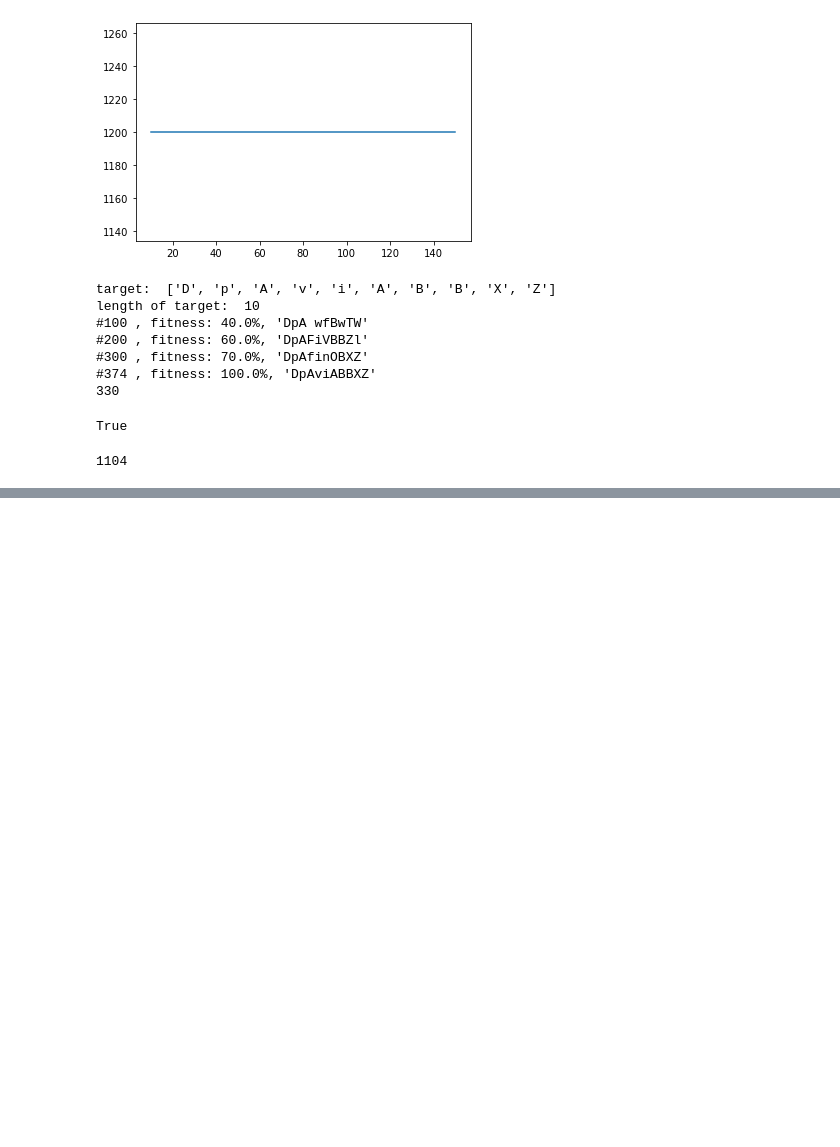
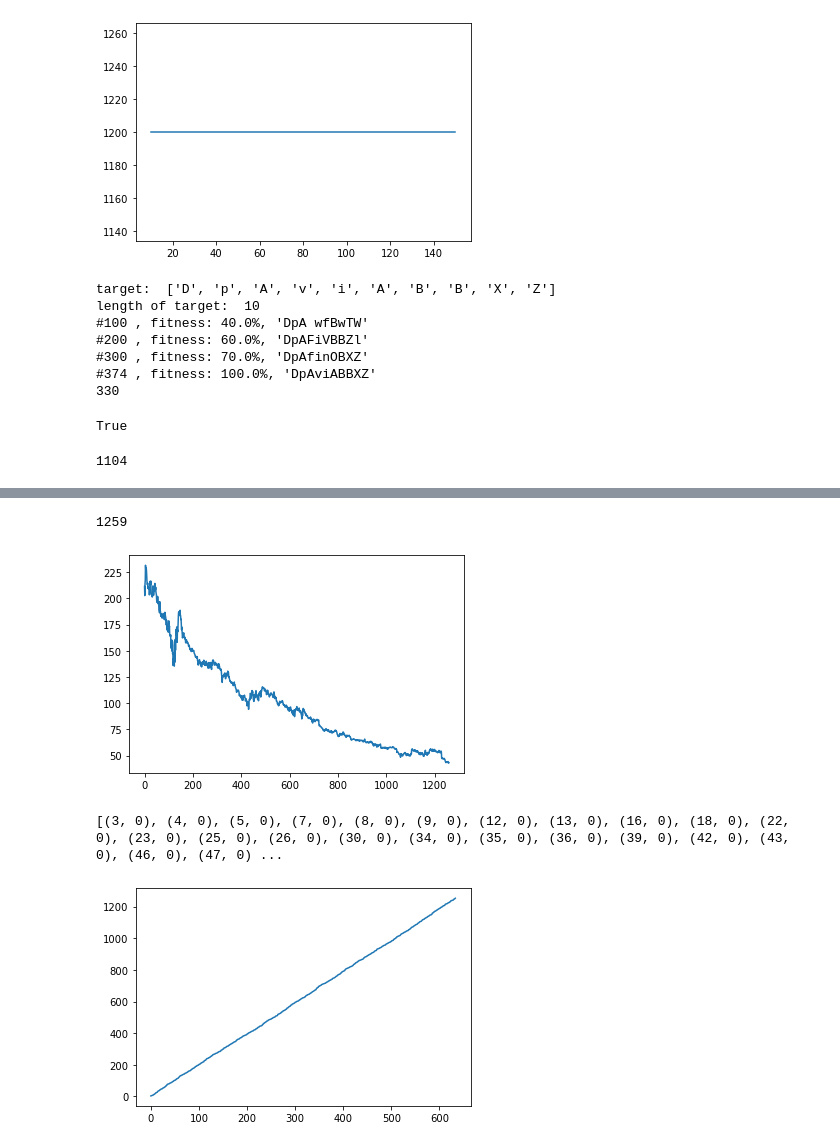
Before and after one commit to Unilmalas/TextAI, a Jupyter notebook: snippets 38.ipynb, the cells around one changed output, grey strips where cells are left out. Cells and saved outputs as stored; diff of their text form; code cells hidden in the pictures; blank space fills up the shorter version.

```diff
--- a/snippets 38.ipynb
+++ b/snippets 38.ipynb
@@ -339,0 +564,63 @@ if __name__ == '__main__':
+# %%
+# feature detection
+import pandas as pd
+import numpy as np
+import os
+import matplotlib.pyplot as plt
+
+def histogram_intersection(a, b):
+    v = np.minimum(a, b).sum().round(decimals=1)
+    return v
+
+def crosscorr(datax, datay, lag=0):
+    '''lag crosscorrelation'''
+    return datax.corr(datay.shift(lag))
+
+def df_shifted(df, target=None, lag=0):
+    if not lag and not target:
+        return df
+    new = {}
+    for c in df.columns:
+        if c == target:
+            new[c] = df[target]
+        else:
+            new[c] = df[c].shift(periods=lag)
+    return  pd.DataFrame(data=new)
+
+def dtctft(data):
+    '''detect features in data'''
+    res = []
+    #davrg = np.average(data) + np.std(data)
+    for i in range(2,len(data)-2):
+        #if data[i] > data[i-1] and data[i] > data[i+1] \
+        #and data[i-1] > data[i-2] and data[i+1] > data[i+2]:
+        if np.average(np.dot(data[i-2:i+3], [-1,2,3,2,-1])) > 5*np.average(data[i-2:i+3]):
+            res.append((i,0))
+    return res
+
+os.chdir(r'C:\Users\bscho\Documents\DL\lrgtxt0')
+# Read data from file 'filename.csv'
+# Control delimiters, rows, column names with read_csv (see later)
+msftdata = pd.read_csv("MSFT.csv")
+#aapldata = pd.read_csv("AAPL.csv")
+
+print(len(msftdata['Close']))
+#for lg in range(-5,6):
+    #print('lag ', lg, crosscorr(msftdata['Close'], aapldata['Close'], lg))
+
+#plt.scatter(msftdata['Close'][0:1512], aapldata['Close'][0:1512])
+plt.plot(msftdata['Close'][0:1512])
+plt.show()
+
+pks = dtctft(msftdata['Close'])
+print(pks)
+#print([pks[i][0]/pks[0][0] for i in range(len(pks)-1)])
+
+#plt.plot([pks[i][0]/pks[0][0] for i in range(len(pks)-1)])
+plt.plot([pks[i][0] for i in range(len(pks)-1)])
+plt.show()
+# %% [output]
+1259
+[figure, added]
+[(3, 0), (4, 0), (5, 0), (7, 0), (8, 0), (9, 0), (12, 0), (13, 0), (16, 0), (18, 0), (22, 0), (23, 0), (25, 0), (26, 0), (30, 0), (34, 0), (35, 0), (36, 0), (39, 0), (42, 0), (43, 0), (46, 0), (47, 0) ...
+[figure, added]
```
Also changed, not shown: parts of 10 cells of this notebook.
